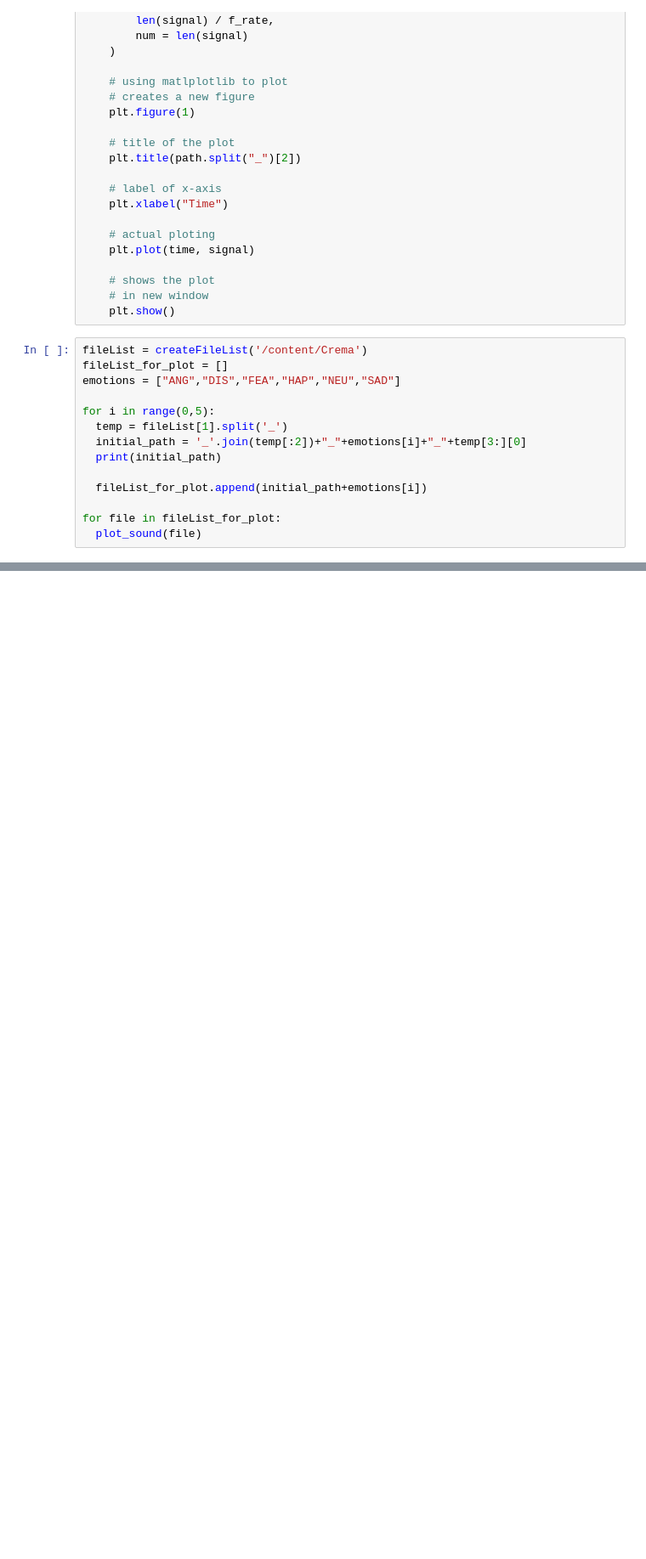
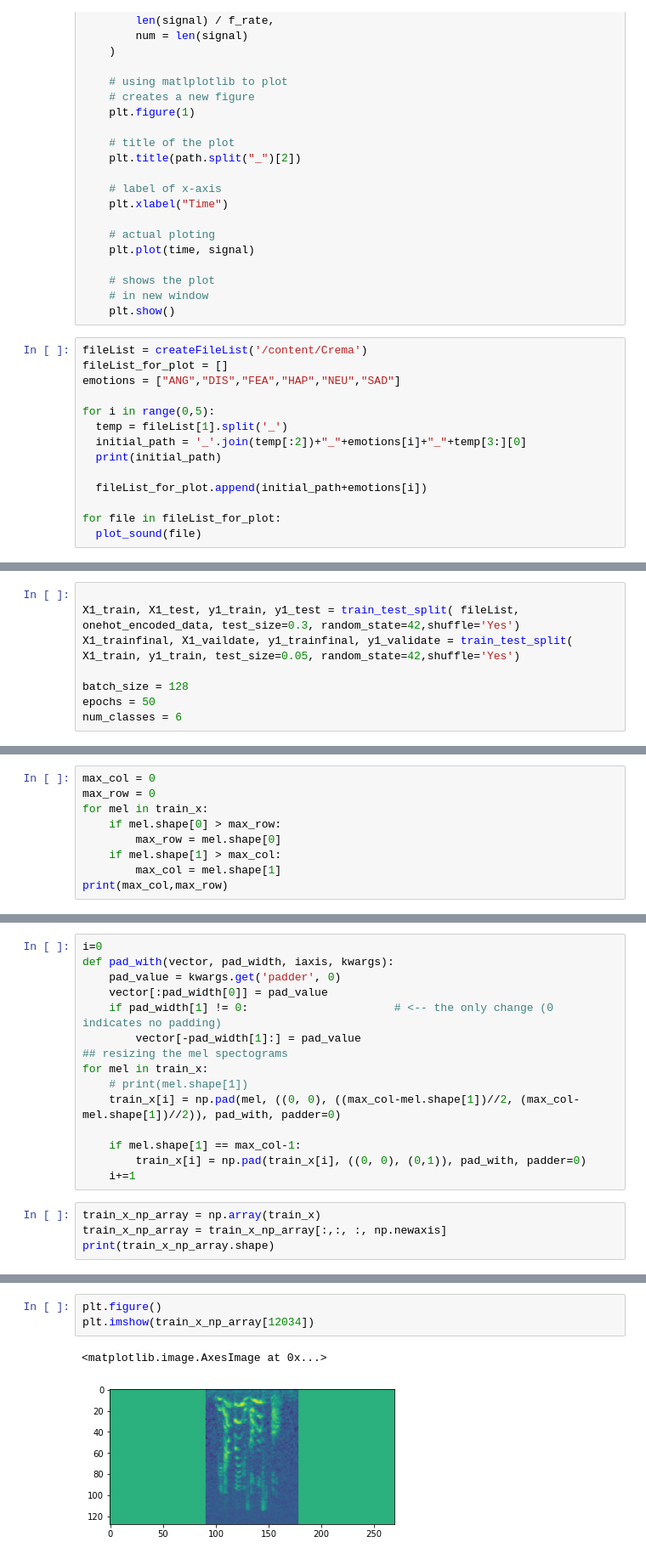
Before and after one commit to omarkhaled99/speech_emotion_recognition, a Jupyter notebook: PR_assignment3-3.ipynb, the cells around one changed output, grey strips where cells are left out. Shown at 85% size. Cells and saved outputs as stored; diff of their text form; blank space fills up the shorter version.

```diff
--- a/PR_assignment3-3.ipynb
+++ b/PR_assignment3-3.ipynb
@@ -1316,0 +1348,8 @@ for file in fileList_for_plot:
+# %%
+
+X1_train, X1_test, y1_train, y1_test = train_test_split( fileList, onehot_encoded_data, test_size=0.3, random_state=42,shuffle='Yes')
+X1_trainfinal, X1_vaildate, y1_trainfinal, y1_validate = train_test_split( X1_train, y1_train, test_size=0.05, random_state=42,shuffle='Yes')
+
+batch_size = 128
+epochs = 50
+num_classes = 6
@@ -1316,0 +1378,9 @@ for file in fileList_for_plot:
+# %%
+max_col = 0
+max_row = 0
+for mel in train_x:
+    if mel.shape[0] > max_row:
+        max_row = mel.shape[0]
+    if mel.shape[1] > max_col:
+        max_col = mel.shape[1]
+print(max_col,max_row)
@@ -1316,0 +1389,19 @@ for file in fileList_for_plot:
+# %%
+i=0
+def pad_with(vector, pad_width, iaxis, kwargs):
+    pad_value = kwargs.get('padder', 0)
+    vector[:pad_width[0]] = pad_value
+    if pad_width[1] != 0:                      # <-- the only change (0 indicates no padding)
+        vector[-pad_width[1]:] = pad_value
+## resizing the mel spectograms
+for mel in train_x:
+    # print(mel.shape[1])
+    train_x[i] = np.pad(mel, ((0, 0), ((max_col-mel.shape[1])//2, (max_col-mel.shape[1])//2)), pad_with, padder=0)
+
+    if mel.shape[1] == max_col-1:
+        train_x[i] = np.pad(train_x[i], ((0, 0), (0,1)), pad_with, padder=0)
+    i+=1
+# %%
+train_x_np_array = np.array(train_x)
+train_x_np_array = train_x_np_array[:,:, :, np.newaxis]
+print(train_x_np_array.shape)
@@ -1316,0 +1416,6 @@ for file in fileList_for_plot:
+# %%
+plt.figure()
+plt.imshow(train_x_np_array[12034])
+# %% [output]
+<matplotlib.image.AxesImage at 0x...>
+[figure, added]
```
Also changed, not shown: parts of 15 cells of this notebook.
